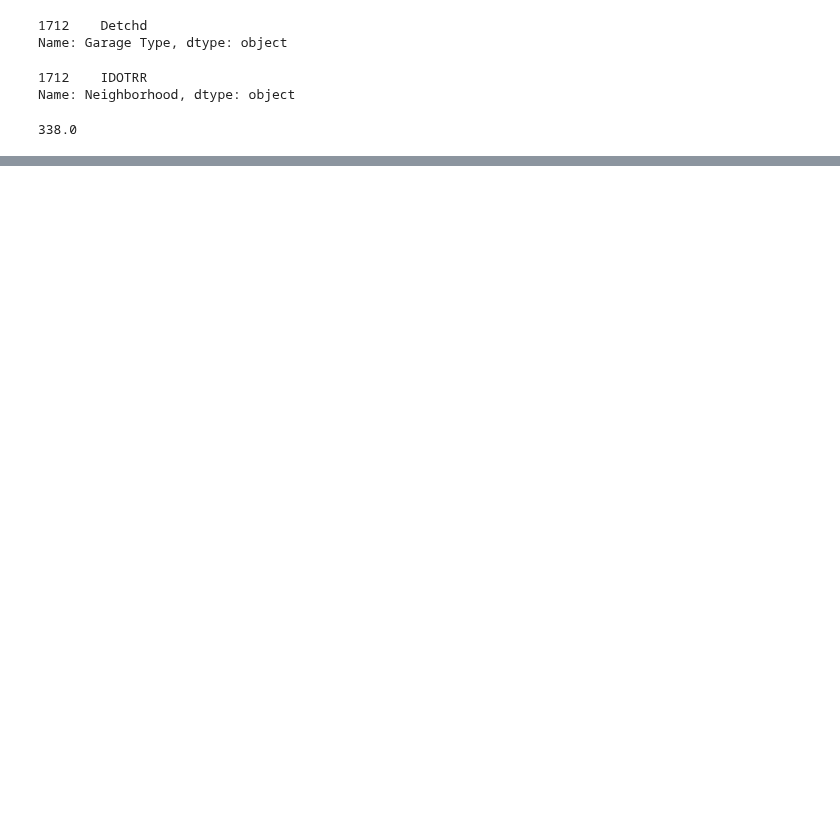
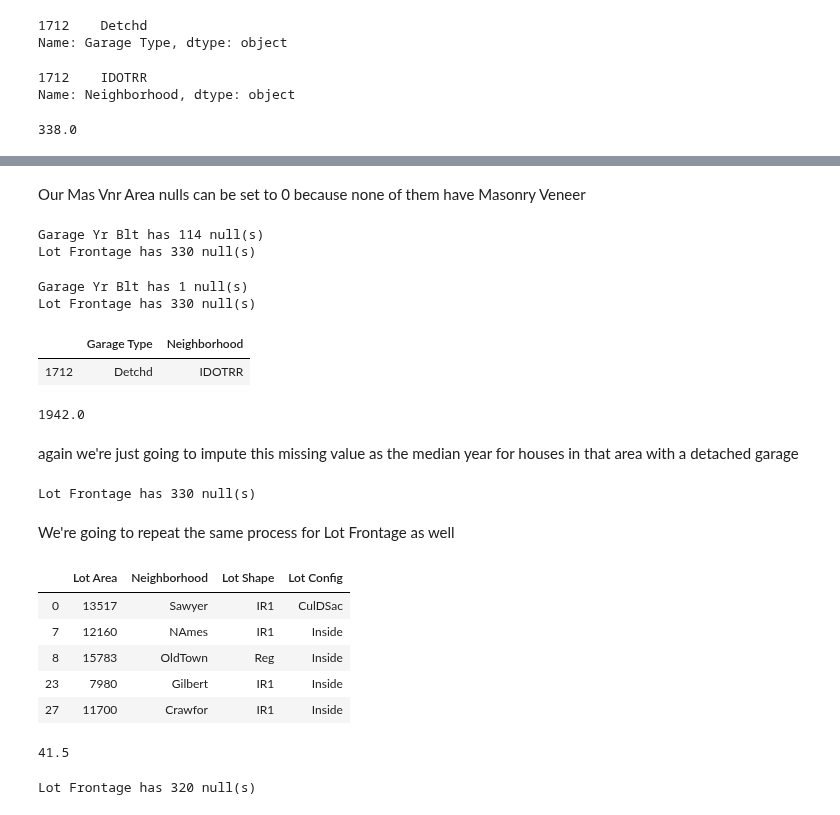
Before and after one commit to CreightonAshton/Scratchwork, a Jupyter notebook: Code/Ames/Ames.ipynb, the cells around one changed output, grey strips where cells are left out. Saved outputs shown, nothing was run; the diff lists cells and outputs as text; code cells hidden in the pictures; blank space fills up the shorter version.

```diff
--- a/Code/Ames/Ames.ipynb
+++ b/Code/Ames/Ames.ipynb
@@ -210,0 +211,3 @@ Garage Yr Blt has 114 null(s)
+# %%
+n_index = df.loc[df['Mas Vnr Area'].isnull()].index
+df.iloc[n_index]['Mas Vnr Type']
@@ -210,0 +232,59 @@ Garage Yr Blt has 114 null(s)
+# %% [markdown]
+Our Mas Vnr Area nulls can be set to 0 because none of them have Masonry Veneer
+# %%
+df.loc[n_index, 'Mas Vnr Area'] = 0
+null_check(columns)
+# %% [output]
+Garage Yr Blt has 114 null(s)
+Lot Frontage has 330 null(s)
+# %%
+# here we are setting all the nulls . for Garage Year Built to be 0 where there is no garage
+n_index = df.loc[(df['Garage Yr Blt'].isnull()) & (df['Garage Type'] == 'None')].index
+df.loc[n_index, 'Garage Yr Blt'] = 0
+
+null_check(columns)
+# %% [output]
+Garage Yr Blt has 1 null(s)
+Lot Frontage has 330 null(s)
+# %%
+df.loc[df['Garage Yr Blt'].isnull()][['Garage Type', 'Neighborhood']]
+# %% [output]
+|  | Garage Type | Neighborhood |
+| 1712 | Detchd | IDOTRR |
+# %%
+df.loc[(df['Garage Type'] == 'Detchd') & (df['Neighborhood'] == 'IDOTRR')]['Garage Yr Blt'].median()
+# %% [output]
+1942.0
+# %% [markdown]
+again we're just going to impute this missing value as the median year for houses in that area with a detached garage
+# %%
+df.loc[1712, 'Garage Yr Blt'] = 1942
+null_check(columns)
+# %% [output]
+Lot Frontage has 330 null(s)
+# %% [markdown]
+We're going to repeat the same process for Lot Frontage as well
+# %%
+df.loc[df['Lot Frontage'].isnull()][['Lot Area', 'Neighborhood', 'Lot Shape', 'Lot Config']].head()
+# %% [output]
+|  | Lot Area | Neighborhood | Lot Shape | Lot Config |
+| 0 | 13517 | Sawyer | IR1 | CulDSac |
+| 7 | 12160 | NAmes | IR1 | Inside |
+| 8 | 15783 | OldTown | Reg | Inside |
+| 23 | 7980 | Gilbert | IR1 | Inside |
+| 27 | 11700 | Crawfor | IR1 | Inside |
+# %%
+n_index = df.loc[(df['Neighborhood'] == 'Sawyer') & (df['Lot Shape'] == 'IR1') & (df['Lot Config'] == 'CulDSac')].index
+df.loc[n_index, 'Lot Frontage'].median()
+# %% [output]
+41.5
+# %%
+n_index = df.loc[(df['Lot Frontage'].isnull()) &
+       (df['Neighborhood'] == 'Sawyer') &
+       (df['Lot Shape'] == 'IR1') &
+       (df['Lot Config'] == 'CulDSac')].index
+
+df.loc[n_index, 'Lot Frontage'] = 41.5
+null_check(columns)
+# %% [output]
+Lot Frontage has 320 null(s)
```
Also changed, not shown: parts of 19 cells of this notebook.
